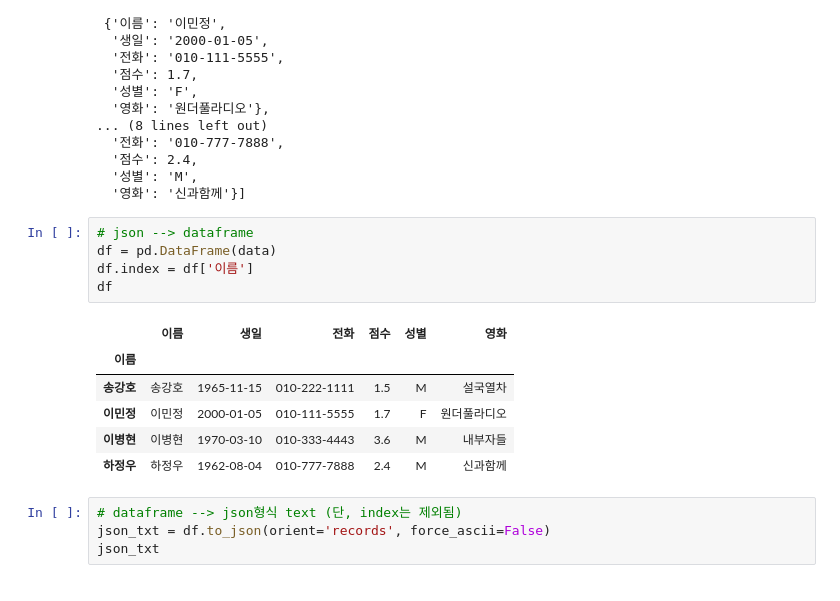
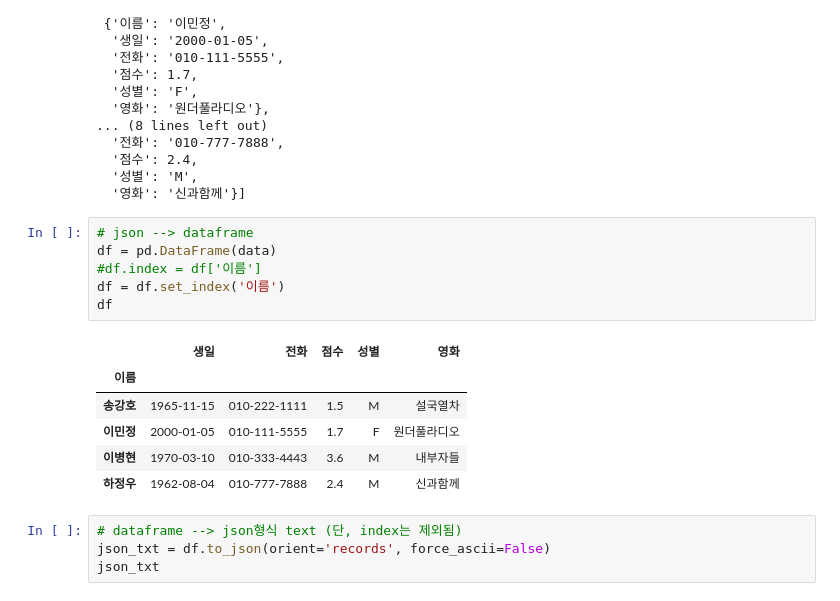
Before and after one commit to kinonia/python-note, a Jupyter notebook: 20.dataframe-demo.ipynb, the cells around one changed output. Saved outputs shown, nothing was run; the diff lists cells and outputs as text.

Commit message:
dataframe index 지정

```diff
--- a/20.dataframe-demo.ipynb
+++ b/20.dataframe-demo.ipynb
@@ -96,15 +96,16 @@ js
 # %%
 # json --> dataframe
 df = pd.DataFrame(data)
-df.index = df['이름']
+#df.index = df['이름']
+df = df.set_index('이름')
 df
 # %% [output]
-|  | 이름 | 생일 | 전화 | 점수 | 성별 | 영화 |
-| 이름 |  |  |  |  |  |  |
-| 송강호 | 송강호 | 1965-11-15 | 010-222-1111 | 1.5 | M | 설국열차 |
-| 이민정 | 이민정 | 2000-01-05 | 010-111-5555 | 1.7 | F | 원더풀라디오 |
-| 이병현 | 이병현 | 1970-03-10 | 010-333-4443 | 3.6 | M | 내부자들 |
-| 하정우 | 하정우 | 1962-08-04 | 010-777-7888 | 2.4 | M | 신과함께 |
+|  | 생일 | 전화 | 점수 | 성별 | 영화 |
+| 이름 |  |  |  |  |  |
+| 송강호 | 1965-11-15 | 010-222-1111 | 1.5 | M | 설국열차 |
+| 이민정 | 2000-01-05 | 010-111-5555 | 1.7 | F | 원더풀라디오 |
+| 이병현 | 1970-03-10 | 010-333-4443 | 3.6 | M | 내부자들 |
+| 하정우 | 1962-08-04 | 010-777-7888 | 2.4 | M | 신과함께 |
 # %%
 # dataframe --> json형식 text (단, index는 제외됨)
 json_txt = df.to_json(orient='records', force_ascii=False)
```
